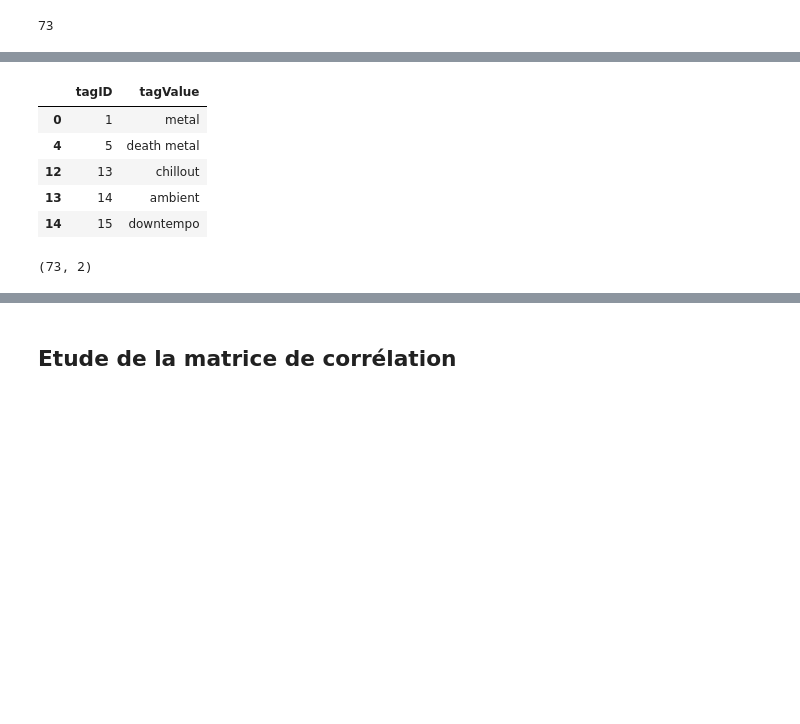
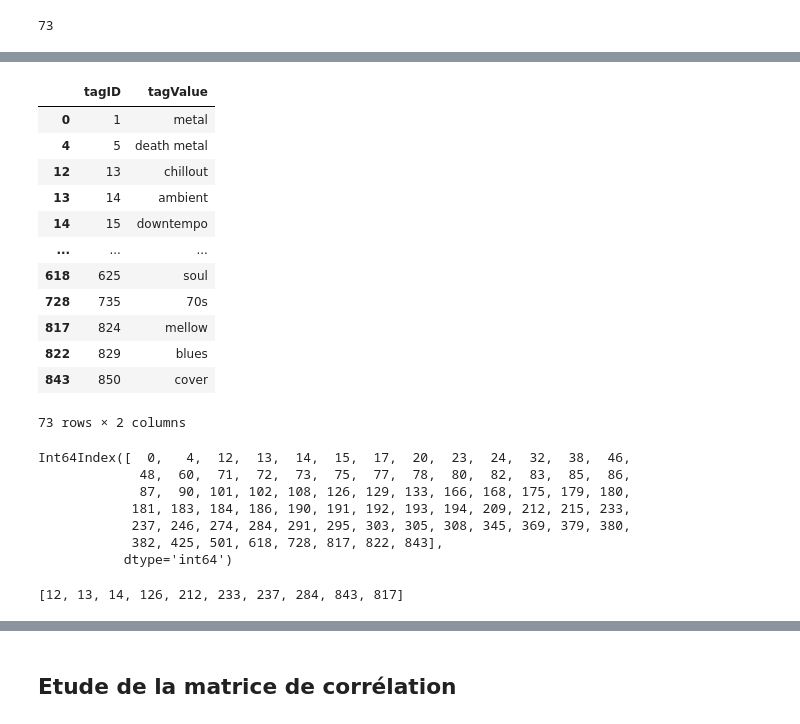
Before and after one commit to FelixKleinpeter/isir_internship, a Jupyter notebook: notebooks/lastfm.ipynb, the cells around one changed output, grey strips where cells are left out. Cells and saved outputs as stored; diff of their text form; code cells hidden in the pictures; blank space fills up the shorter version.

```diff
--- a/notebooks/lastfm.ipynb
+++ b/notebooks/lastfm.ipynb
@@ -133,11 +143,18 @@ selected = counts[counts > 500].index
 # %%
 selected_tags = tags[[(i in selected) for i in tags.tagID]]
 # %%
-selected_tags.head()
+selected_tags
 # %% [output]
 |  | tagID | tagValue |
 | 0 | 1 | metal |
 | 4 | 5 | death metal |
 | 12 | 13 | chillout |
 | 13 | 14 | ambient |
 | 14 | 15 | downtempo |
+| ... | ... | ... |
+| 618 | 625 | soul |
+| 728 | 735 | 70s |
+| 817 | 824 | mellow |
+| 822 | 829 | blues |
+| 843 | 850 | cover |
+73 rows × 2 columns
@@ -144,4 +163,10 @@ selected_tags.head()
 # %%
-selected_tags.shape
+selected_tags.index
 # %% [output]
-(73, 2)
+Int64Index([  0,   4,  12,  13,  14,  15,  17,  20,  23,  24,  32,  38,  46,
+             48,  60,  71,  72,  73,  75,  77,  78,  80,  82,  83,  85,  86,
+             87,  90, 101, 102, 108, 126, 129, 133, 166, 168, 175, 179, 180,
+            181, 183, 184, 186, 190, 191, 192, 193, 194, 209, 212, 215, 233,
+            237, 246, 274, 284, 291, 295, 303, 305, 308, 345, 369, 379, 380,
+            382, 425, 501, 618, 728, 817, 822, 843],
+           dtype='int64')
@@ -147,0 +179,4 @@ selected_tags.shape
+# %%
+meaningless_tagIDs
+# %% [output]
+[12, 13, 14, 126, 212, 233, 237, 284, 843, 817]
```
Also changed, not shown: parts of 24 cells of this notebook.
